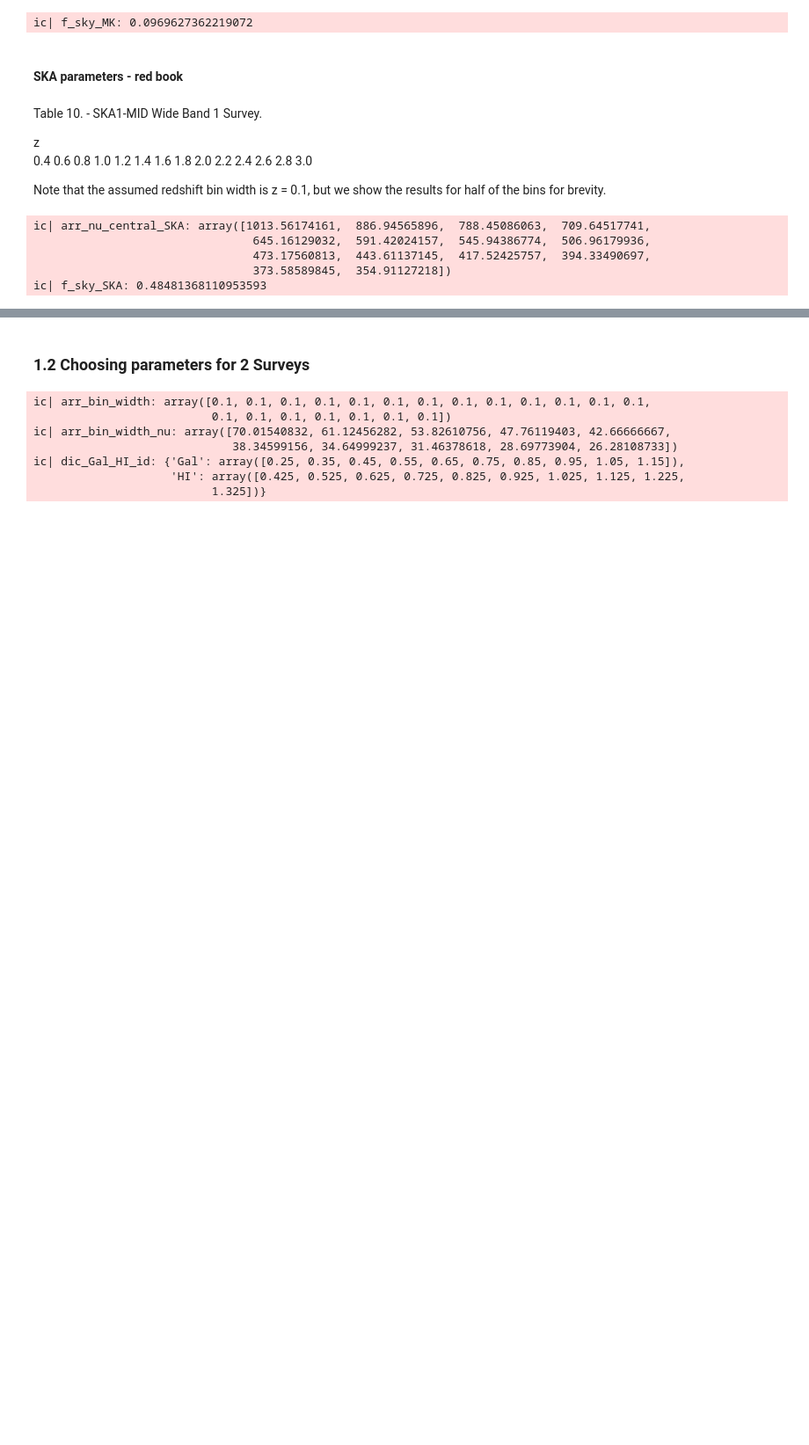
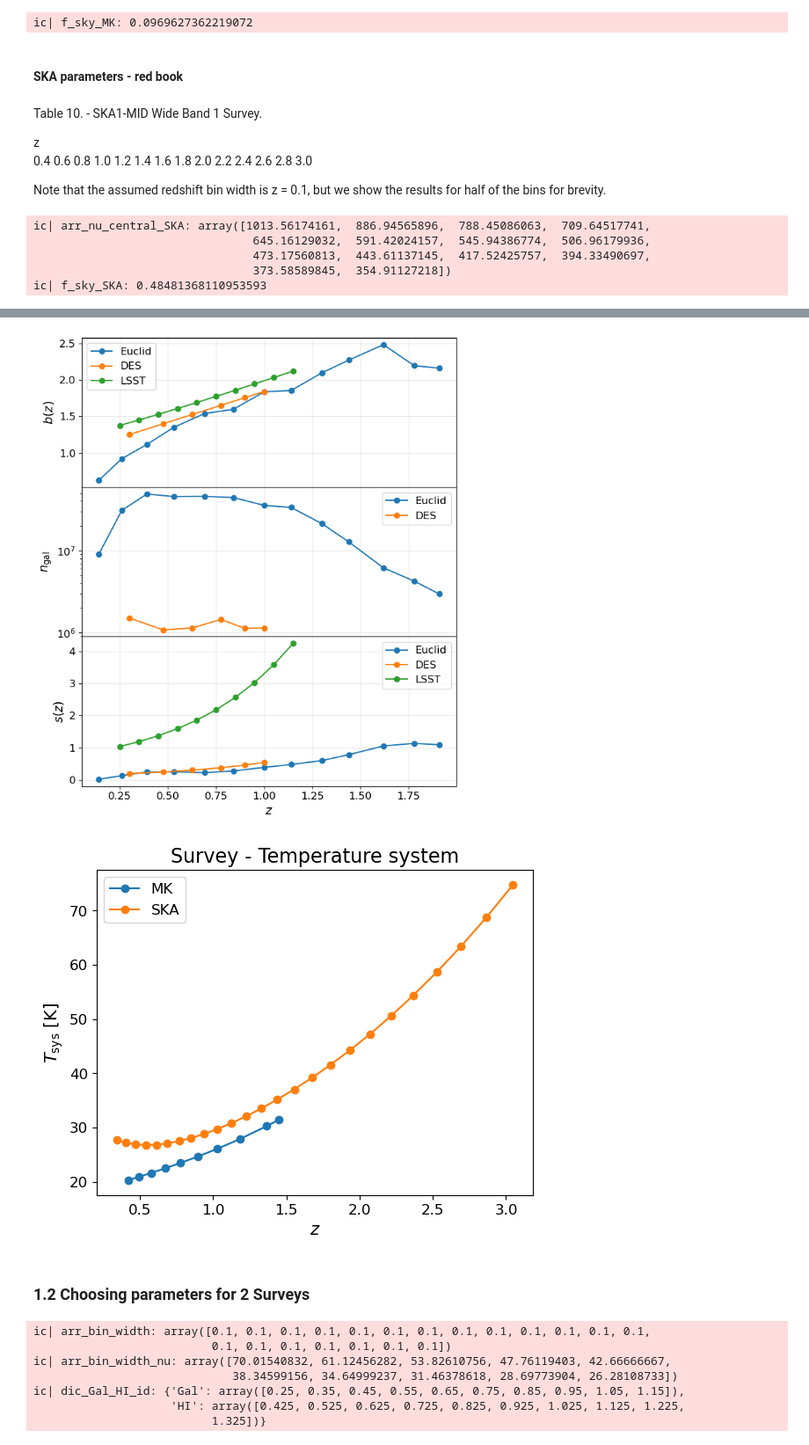
Before and after one commit to GreenTS27/Photo_Surveys-HI_IM-Fisher_Matrix, a Jupyter notebook: Fisher_Matrix_C_ell_vs_w_t.ipynb, the cells around one changed output, grey strips where cells are left out. Shown at 88% size. Drawn from its saved outputs; the diff is of its cells as text; code cells hidden in the pictures; blank space fills up the shorter version.

Commit message:
Visualise: b(z), n_gal, s(z), T_sys

```diff
--- a/Fisher_Matrix_C_ell_vs_w_t.ipynb
+++ b/Fisher_Matrix_C_ell_vs_w_t.ipynb
@@ -953,10 +953,12 @@ tsys_uhf=np.loadtxt('Codes_Ze/UHF_Tsys.txt')
 
 N_nu = len(tsys_uhf[:,0])
 arr_zs_Tsys = np.zeros(N_nu)
+arr_Tsys_MK = np.zeros(N_nu)
 dic_T_sys_MK = {}
 for i in range(N_nu):
     z_i = np.around(nu_ref / tsys_uhf[:,0][i] - 1, 3)
     arr_zs_Tsys[i] = z_i
+    arr_Tsys_MK[i] = tsys_uhf[:,1][i]
     dic_T_sys_MK[z_i] = tsys_uhf[:,1][i]
 # %% [output]
 ic| f_sky_MK: 0.0969627362219072
@@ -1015,10 +1017,12 @@ tsys_band1_SKA = np.loadtxt('Codes_Ze/band1_Tsys.txt')
 
 N_nu_SKA = len(tsys_band1_SKA[:,0])
 arr_zs_Tsys_SKA = np.zeros(N_nu_SKA)
+arr_Tsys_SKA = np.zeros(N_nu_SKA)
 dic_T_sys_SKA = {}
 for i in range(N_nu_SKA):
     z_i = np.around(nu_ref / tsys_band1_SKA[:,0][i] - 1, 3)
     arr_zs_Tsys_SKA[i] = z_i
+    arr_Tsys_SKA[i] = tsys_band1_SKA[:,1][i]
     dic_T_sys_SKA[z_i] = tsys_band1_SKA[:,1][i]
 # %% [output]
 ic| arr_nu_central_SKA: array([1013.56174161,  886.94565896,  788.45086063,  709.64517741,
@@ -1044,3 +1050,78 @@ ic| f_sky_SKA: 0.48481368110953593
+# %%
+# plt.title("Survey - Galaxy bias")
+# plt.plot(arr_z_central_Euclid, arr_bias_gal_Euclid, "-o", label="Euclid")
+# plt.plot(arr_z_central_DES, gal_bias_DES(arr_z_central_DES), "-o", label="DES")
+# plt.plot(arr_z_central_LSST_Y10, arr_gal_bias_LSST_Y10, "-o", label="LSST")
+# plt.xlabel(r"$z$")
+# plt.ylabel(r"$b(z)$")
+# plt.legend()
+# plt.show()
+
+# plt.title("Survey - Number density of galaxies")
+# plt.plot(arr_z_central_Euclid, arr_ngal_bin_Euclid, "-o", label="Euclid")
+# plt.plot(arr_z_central_DES, arr_ngal_bin_DES, "-o", label="DES")
+# # plt.plot(arr_z_central_LSST_Y10, arr_gal_bias_LSST_Y10, "-o", label="LSST")
+# plt.xlabel(r"$z$")
+# plt.ylabel(r"$n_\text{gal}$")
+# plt.yscale("log")
+# plt.legend()
+# plt.show()
+
+# plt.title("Survey - Magnification bias")
+# plt.plot(arr_z_central_Euclid, arr_mag_bias_Euclid, "-o", label="Euclid")
+# plt.plot(arr_z_central_DES, mag_bias_DES(arr_z_central_DES), "-o", label="DES")
+# plt.plot(arr_z_central_LSST_Y10, mag_bias_DES(arr_gal_bias_LSST_Y10), "-o", label="LSST")
+# plt.xlabel(r"$z$")
+# plt.ylabel(r"$s(z)$")
+# plt.legend()
+# plt.show()
+
+# Create figure with three subplots
+# fig, axes = plt.subplots(3, 1, figsize=(7,8), sharex=True)
+fig, axes = plt.subplots(nrows=3, ncols=1, figsize=(7, 8), sharex="col",
+                        gridspec_kw={ 'hspace': 0}  # no spacing
+                        )
+# First subplot: Galaxy bias
+axes[0].plot(arr_z_central_Euclid, arr_bias_gal_Euclid, "-o", label="Euclid")
+axes[0].plot(arr_z_central_DES, gal_bias_DES(arr_z_central_DES), "-o", label="DES")
+axes[0].plot(arr_z_central_LSST_Y10, arr_gal_bias_LSST_Y10, "-o", label="LSST")
+axes[0].set_ylabel(r"$b(z)$")
+axes[0].legend()
+axes[0].grid(True, alpha=0.3)
+
+# Second subplot: Number density of galaxies
+axes[1].plot(arr_z_central_Euclid, arr_ngal_bin_Euclid, "-o", label="Euclid")
+axes[1].plot(arr_z_central_DES, arr_ngal_bin_DES, "-o", label="DES")
+# Note: LSST plot commented out in original
+axes[1].set_ylabel(r"$n_\text{gal}$")
+axes[1].set_yscale("log")
+axes[1].legend()
+axes[1].grid(True, alpha=0.3)
+
+# Third subplot: Magnification bias
+axes[2].plot(arr_z_central_Euclid, arr_mag_bias_Euclid, "-o", label="Euclid")
+axes[2].plot(arr_z_central_DES, mag_bias_DES(arr_z_central_DES), "-o", label="DES")
+axes[2].plot(arr_z_central_LSST_Y10, mag_bias_DES(arr_gal_bias_LSST_Y10), "-o", label="LSST")
+axes[2].set_xlabel(r"$z$")
+axes[2].set_ylabel(r"$s(z)$")
+axes[2].legend()
+axes[2].grid(True, alpha=0.3)
+
+# Adjust layout and display
+plt.tight_layout()
+plt.show()
+
+
+plt.title("Survey - Temperature system", fontsize=16)
+plt.plot(arr_zs_Tsys, arr_Tsys_MK, "-o", label="MK")
+plt.plot(arr_zs_Tsys_SKA, arr_Tsys_SKA, "-o", label="SKA")
+plt.xlabel(r"$z$")
+plt.ylabel(r"$T_\text{sys}$ [K]")
+plt.legend()
+plt.show()
+# %% [output]
+[figure, added]
+[figure, added]
 # %% [markdown]
 ### 1.2 Choosing parameters for 2 Surveys
 # %%
```
Also changed, not shown: parts of 1 cell of this notebook.
